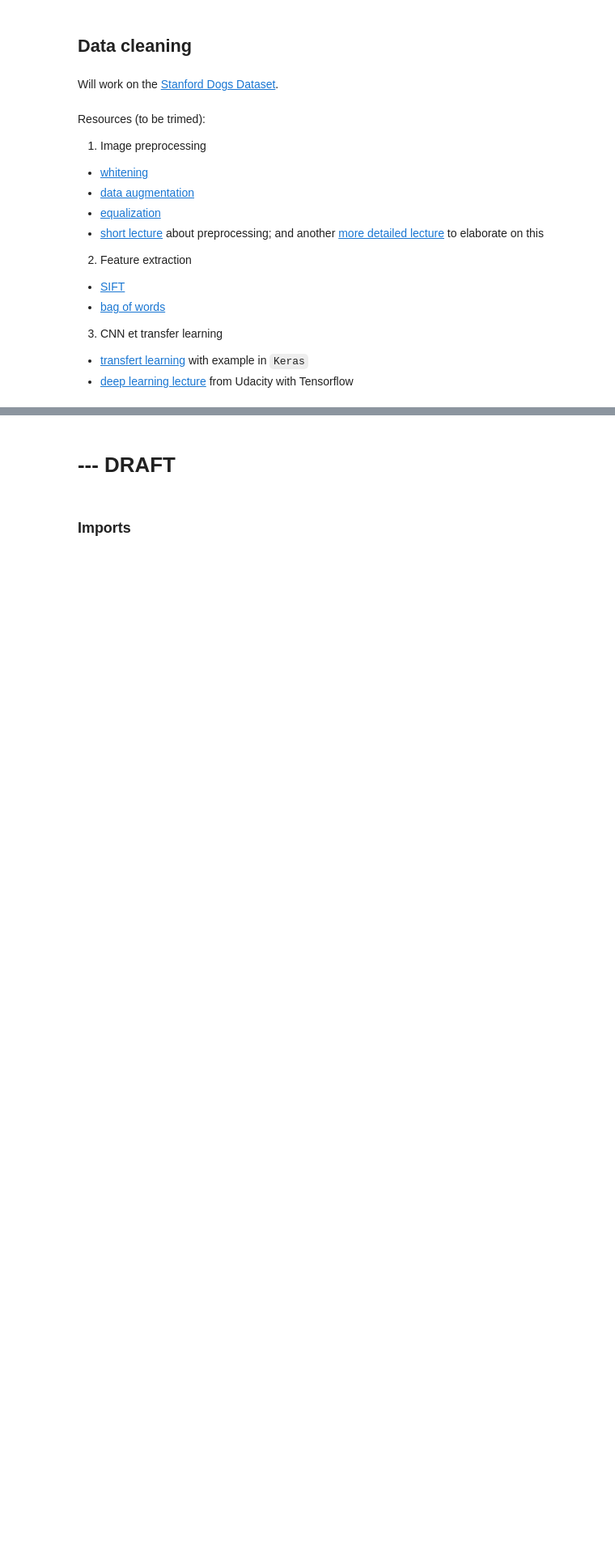
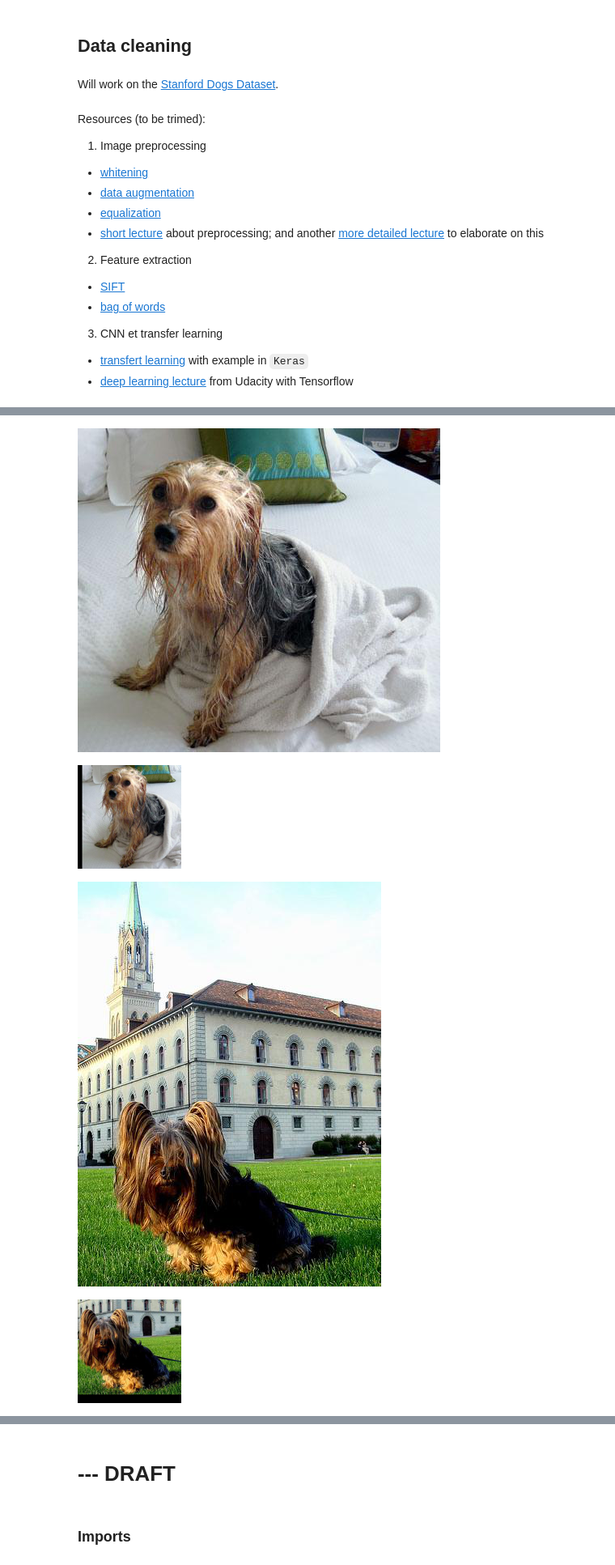
Before and after one commit to 0-tree/OCDataSciencePath, a Jupyter notebook: Project7/Work/dev_dataDownloadAndCleaning.ipynb, the cells around one changed output, grey strips where cells are left out. Shown at 81% size. Drawn from its saved outputs; the diff is of its cells as text; code cells hidden in the pictures; blank space fills up the shorter version.

Commit message:
notebook: ok v1 cropping to centered squares //
// still need to run on all images...

```diff
--- a/Project7/Work/dev_dataDownloadAndCleaning.ipynb
+++ b/Project7/Work/dev_dataDownloadAndCleaning.ipynb
@@ -24,0 +51,19 @@ Resources (to be trimed):
+# %%
+if HOST == 'Arthurs-MacBook-Pro.local':
+    pathToDataDir = HOME+'Documents/Dropbox/Transit/OCDataScienceData/Project7/Data/'    # @home
+    pathToDataImageDir = os.path.join(pathToDataDir,'Images')
+    pathToDataAnnotationDir = os.path.join(pathToDataDir,'Annotations')
+    pathToDataListDir = os.path.join(pathToDataDir,'Lists')
+    pathToIntellDir = HOME+'Documents/Dropbox/Transit/OCDataScienceData/Project7/Intelligence/'    # @home
+else:
+    raise ValueError('unknown host: {}'.format(HOST))
+# %%
+# max image: 3264 x 2562
+w,h = 0,0
+
+for root,folders,files in os.walk(pathToDataImageDir):
+    for f in files:
+        im = Image.open(os.path.join(root,f))
+        _w,_h = im.size # width x height
+        w,h = max(w,_w),max(h,_h)
+print(w,h)
@@ -24,0 +72,49 @@ Resources (to be trimed):
+# %%
+# crop images to centered squares
+
+i,I = 0,2
+cropsize = 2**7
+
+for root,folders,files in os.walk(pathToDataImageDir):
+    for f in files:
+
+        i+=1
+        if i>I: break
+
+        pathImage = os.path.join(root,f)
+        pathAnnotation = os.path.splitext(pathImage.replace(pathToDataImageDir,pathToDataAnnotationDir))[0]
+
+        # load image
+        im = Image.open(pathImage)
+
+        # load annotation
+        a = xml.etree.ElementTree.parse(pathAnnotation)
+
+        # create all patches
+        patches = []
+        allbndbox = a.findall('.//bndbox')
+        for bndbox in allbndbox:
+            # get the box
+            [xmin,ymin,xmax,ymax] = [int(e.text) for e in bndbox.getchildren()]
+            # change it to square with corresponding center
+            xc,yc = int((xmax+xmin)/2),int((ymax+ymin)/2)
+            halfedge = int(max((xmax-xmin)/2,(ymax-ymin)/2))
+
+            box_square_centered = (xc-halfedge,
+                                   yc-halfedge,
+                                   xc+halfedge,
+                                   yc+halfedge)
+            im_crop = im.crop(box_square_centered)
+            im_patch = im_crop.resize((cropsize,cropsize),Image.BICUBIC)
+
+            patches.append(im_patch)
+#             patches.append(im_crop)
+
+        display(im)
+        for _p in patches:
+            display(_p)
+# %% [output]
+[figure, added]
+[figure, added]
+[figure, added]
+[figure, added]
```
Also changed, not shown: parts of 14 cells of this notebook.
